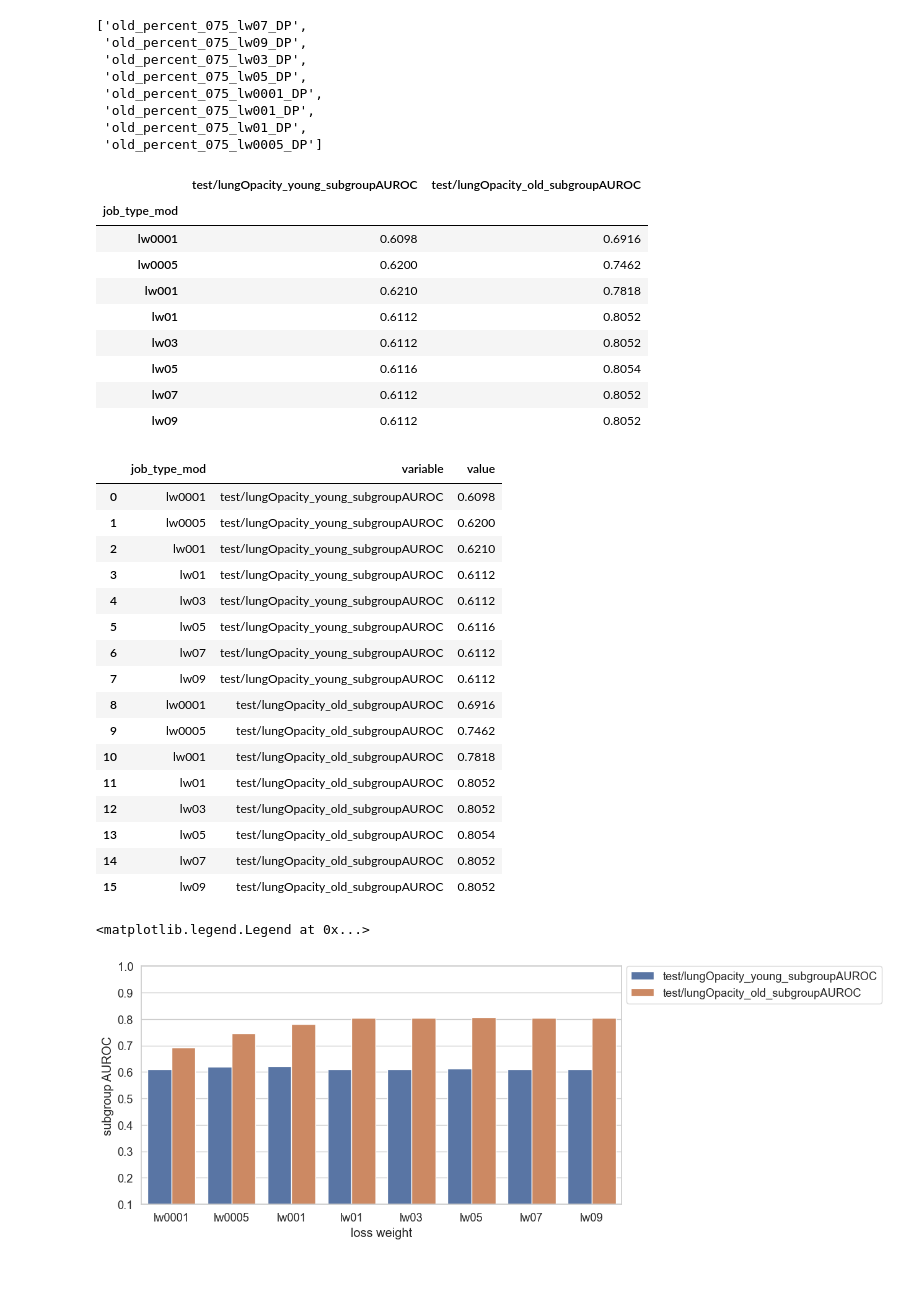
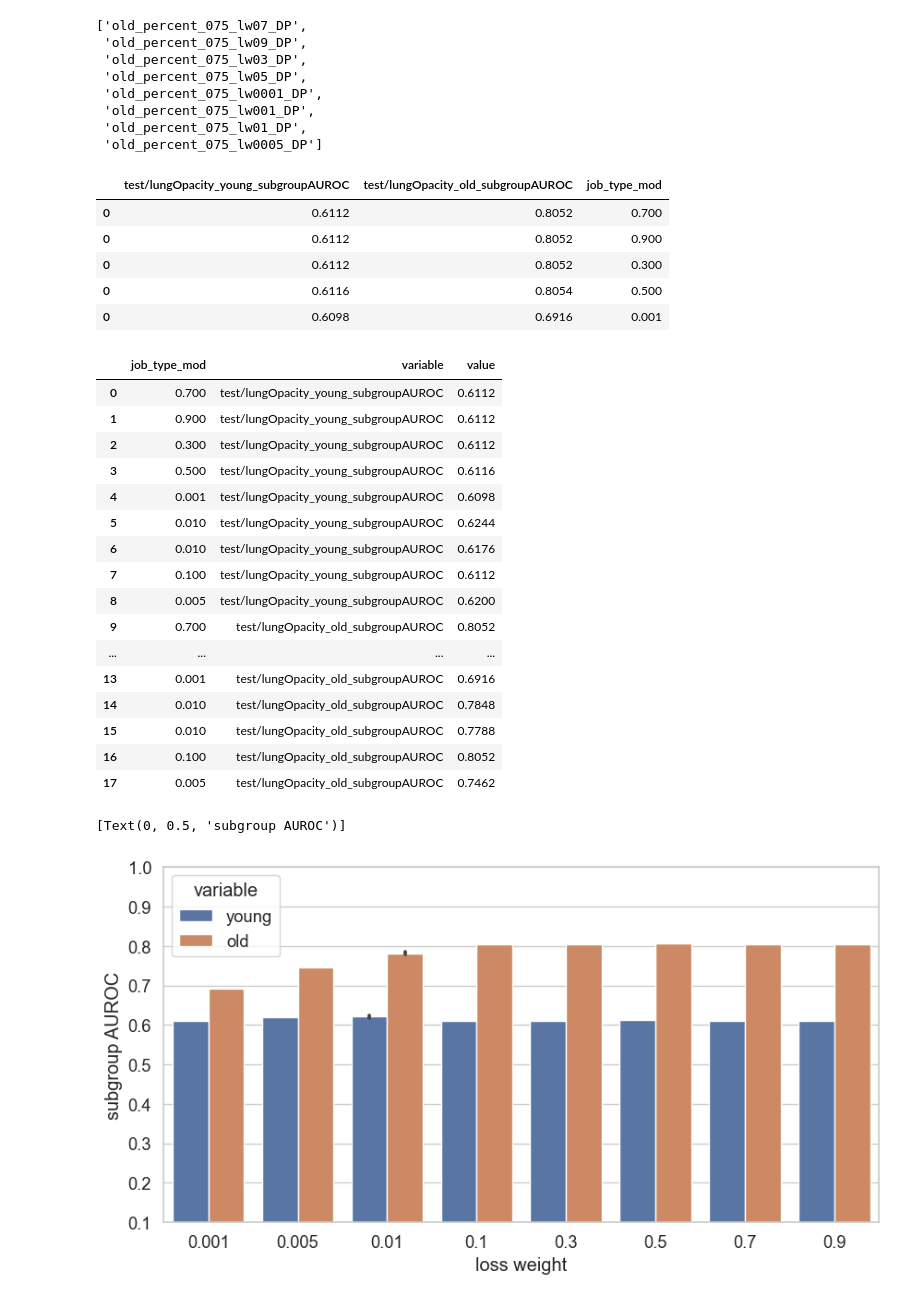
Before and after one commit to JohannesGetzner/fair-uad-with-dp, a Jupyter notebook: src/logs_persist/2023-08-07 16:45:30-FAE-rsna-age-bs1024_mgn001_old_down_weighted-DP/custom_plot.ipynb, the cells around one changed output. Cells and saved outputs as stored; diff of their text form; code cells hidden in the pictures; blank space fills up the shorter version.

```diff
--- a/src/logs_persist/2023-08-07 16:45:30-FAE-rsna-age-bs1024_mgn001_old_down_weighted-DP/custom_plot.ipynb
+++ b/src/logs_persist/2023-08-07 16:45:30-FAE-rsna-age-bs1024_mgn001_old_down_weighted-DP/custom_plot.ipynb
@@ -28,53 +28,55 @@ for d in dirs:
 df = pd.concat(dfs)
 # %%
 df = df[["test/lungOpacity_young_subgroupAUROC","test/lungOpacity_old_subgroupAUROC","job_type_mod"]]
-# compute mean over job_type_mod
-df_mean = df.groupby(['job_type_mod']).mean()
-df_mean
+# extract number at the end of job_type_mod
+df['job_type_mod'] = df.job_type_mod.str.extract('(\d+)')
+# insert '.' after first character in job_type_mod
+df['job_type_mod'] = df.job_type_mod.str[:1] + '.' + df.job_type_mod.str[1:]
+# cast job_type_mod to float
+df['job_type_mod'] = df['job_type_mod'].astype(float)
+df.head()
 # %% [output]
-|  | test/lungOpacity_young_subgroupAUROC | test/lungOpacity_old_subgroupAUROC |
-| job_type_mod |  |  |
-| lw0001 | 0.6098 | 0.6916 |
-| lw0005 | 0.6200 | 0.7462 |
-| lw001 | 0.6210 | 0.7818 |
-| lw01 | 0.6112 | 0.8052 |
-| lw03 | 0.6112 | 0.8052 |
-| lw05 | 0.6116 | 0.8054 |
-| lw07 | 0.6112 | 0.8052 |
-| lw09 | 0.6112 | 0.8052 |
+|  | test/lungOpacity_young_subgroupAUROC | test/lungOpacity_old_subgroupAUROC | job_type_mod |
+| 0 | 0.6112 | 0.8052 | 0.700 |
+| 0 | 0.6112 | 0.8052 | 0.900 |
+| 0 | 0.6112 | 0.8052 | 0.300 |
+| 0 | 0.6116 | 0.8054 | 0.500 |
+| 0 | 0.6098 | 0.6916 | 0.001 |
 # %%
 # melt columns to rows
-df_mean = pd.melt(df_mean.reset_index(), id_vars=['job_type_mod'], value_vars=['test/lungOpacity_young_subgroupAUROC','test/lungOpacity_old_subgroupAUROC'])
-
-df_mean
+df = pd.melt(df.reset_index(), id_vars=['job_type_mod'], value_vars=['test/lungOpacity_young_subgroupAUROC','test/lungOpacity_old_subgroupAUROC'])
+df
 # %% [output]
 |  | job_type_mod | variable | value |
-| 0 | lw0001 | test/lungOpacity_young_subgroupAUROC | 0.6098 |
-| 1 | lw0005 | test/lungOpacity_young_subgroupAUROC | 0.6200 |
-| 2 | lw001 | test/lungOpacity_young_subgroupAUROC | 0.6210 |
-| 3 | lw01 | test/lungOpacity_young_subgroupAUROC | 0.6112 |
-| 4 | lw03 | test/lungOpacity_young_subgroupAUROC | 0.6112 |
-| 5 | lw05 | test/lungOpacity_young_subgroupAUROC | 0.6116 |
-| 6 | lw07 | test/lungOpacity_young_subgroupAUROC | 0.6112 |
-| 7 | lw09 | test/lungOpacity_young_subgroupAUROC | 0.6112 |
-| 8 | lw0001 | test/lungOpacity_old_subgroupAUROC | 0.6916 |
-| 9 | lw0005 | test/lungOpacity_old_subgroupAUROC | 0.7462 |
-| 10 | lw001 | test/lungOpacity_old_subgroupAUROC | 0.7818 |
-| 11 | lw01 | test/lungOpacity_old_subgroupAUROC | 0.8052 |
-| 12 | lw03 | test/lungOpacity_old_subgroupAUROC | 0.8052 |
-| 13 | lw05 | test/lungOpacity_old_subgroupAUROC | 0.8054 |
-| 14 | lw07 | test/lungOpacity_old_subgroupAUROC | 0.8052 |
-| 15 | lw09 | test/lungOpacity_old_subgroupAUROC | 0.8052 |
+| 0 | 0.700 | test/lungOpacity_young_subgroupAUROC | 0.6112 |
+| 1 | 0.900 | test/lungOpacity_young_subgroupAUROC | 0.6112 |
+| 2 | 0.300 | test/lungOpacity_young_subgroupAUROC | 0.6112 |
+| 3 | 0.500 | test/lungOpacity_young_subgroupAUROC | 0.6116 |
+| 4 | 0.001 | test/lungOpacity_young_subgroupAUROC | 0.6098 |
+| 5 | 0.010 | test/lungOpacity_young_subgroupAUROC | 0.6244 |
+| 6 | 0.010 | test/lungOpacity_young_subgroupAUROC | 0.6176 |
+| 7 | 0.100 | test/lungOpacity_young_subgroupAUROC | 0.6112 |
+| 8 | 0.005 | test/lungOpacity_young_subgroupAUROC | 0.6200 |
+| 9 | 0.700 | test/lungOpacity_old_subgroupAUROC | 0.8052 |
+| ... | ... | ... | ... |
+| 13 | 0.001 | test/lungOpacity_old_subgroupAUROC | 0.6916 |
+| 14 | 0.010 | test/lungOpacity_old_subgroupAUROC | 0.7848 |
+| 15 | 0.010 | test/lungOpacity_old_subgroupAUROC | 0.7788 |
+| 16 | 0.100 | test/lungOpacity_old_subgroupAUROC | 0.8052 |
+| 17 | 0.005 | test/lungOpacity_old_subgroupAUROC | 0.7462 |
+# %%
+df.variable = df.variable.str.replace('test/lungOpacity_young_subgroupAUROC','young')
+df.variable = df.variable.str.replace('test/lungOpacity_old_subgroupAUROC','old')
 # %%
 plt.figure(figsize=(10,5))
 sns.set(font_scale=1.2, style="whitegrid")
-g = sns.barplot(x='job_type_mod', y='value', hue='variable', data=df_mean)
+g = sns.barplot(x='job_type_mod', y='value', hue='variable', data=df)
 # set y axis limit
 g.set(ylim=(0.1, 1))
 g.set(xlabel='loss weight')
 g.set(ylabel='subgroup AUROC')
 # put legend outside of plot
-plt.legend(bbox_to_anchor=(1.01, 1), loc=2, borderaxespad=0.)
+# plt.legend(bbox_to_anchor=(1.01, 1), loc=2, borderaxespad=0.)
 # %% [output]
-<matplotlib.legend.Legend at 0x...>
+[Text(0, 0.5, 'subgroup AUROC')]
-[figure, old version]
+[figure, new version]
```
Also changed, not shown: 4 other files.
